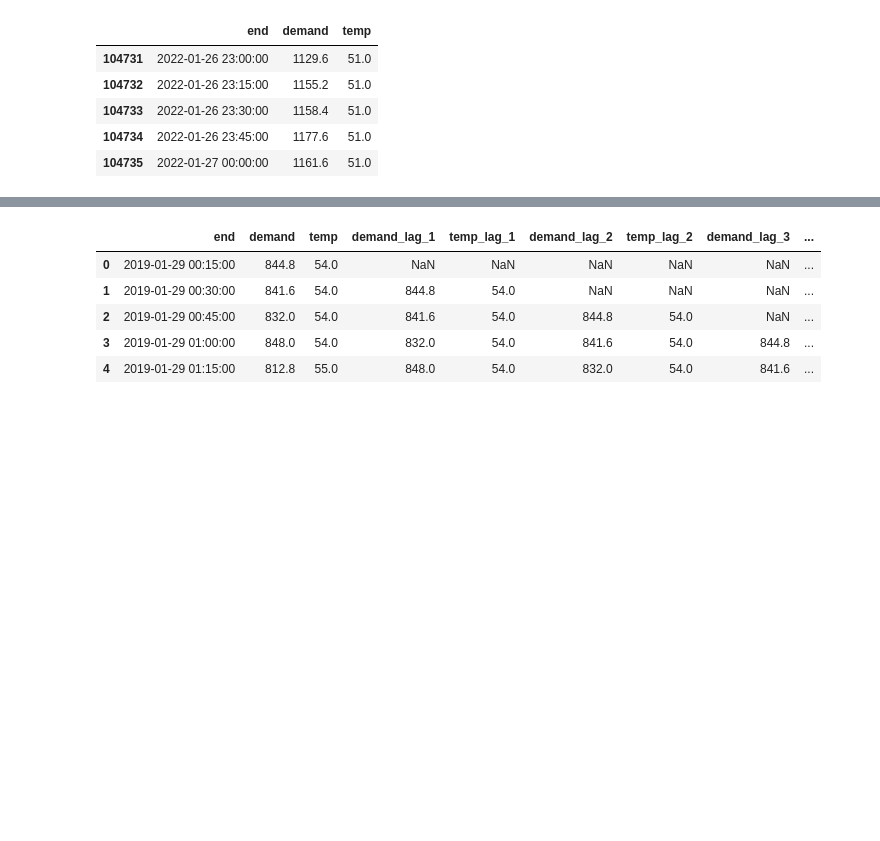
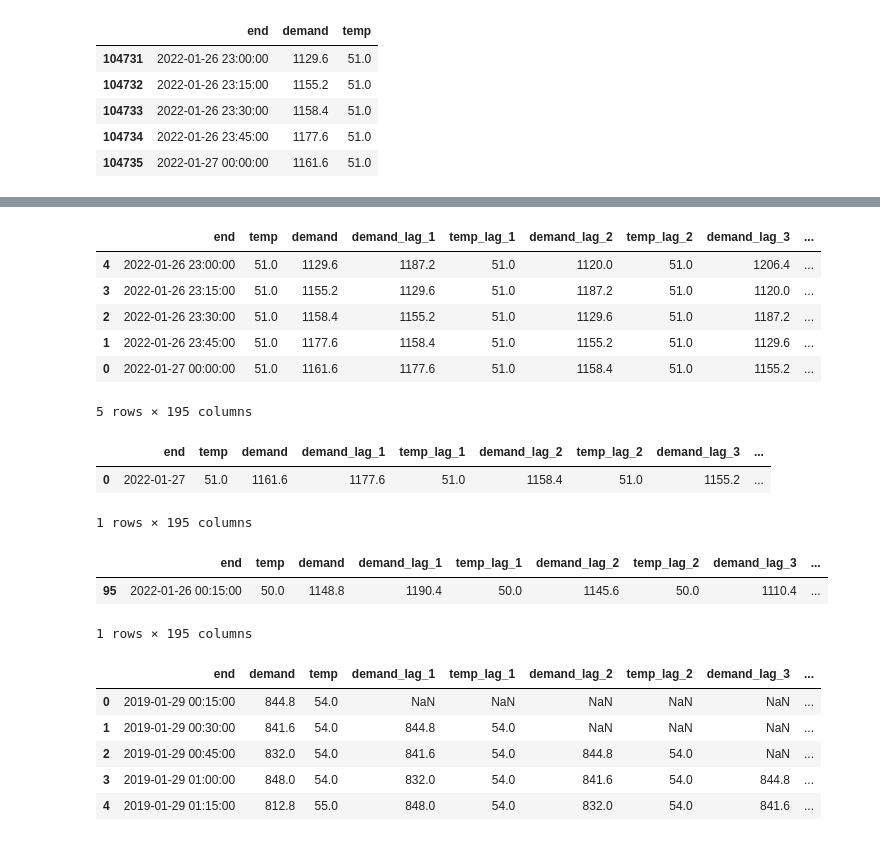
Before and after one commit to vsistla/w210-capstone-energyloadpredictor, a Jupyter notebook: model/PowerLoadPrediction-MG01-Linear-Model_v02.ipynb, the cells around one changed output, grey strips where cells are left out. Saved outputs shown, nothing was run; the diff lists cells and outputs as text; code cells hidden in the pictures; blank space fills up the shorter version.

```diff
--- a/model/PowerLoadPrediction-MG01-Linear-Model_v02.ipynb
+++ b/model/PowerLoadPrediction-MG01-Linear-Model_v02.ipynb
@@ -239,3 +240,6 @@ linear_data_mod.tail(5)
 | 104733 | 2022-01-26 23:30:00 | 1158.4 | 51.0 |
 | 104734 | 2022-01-26 23:45:00 | 1177.6 | 51.0 |
 | 104735 | 2022-01-27 00:00:00 | 1161.6 | 51.0 |
+# %%
+# SELECT id FROM table ORDER BY id ASC LIMIT 4,5
+last_96 = pd.read_sql('''SELECT end, temp, demand FROM microgrid_01_actual ORDER BY end DESC LIMIT 96''', con=credentials)
@@ -241,0 +264,20 @@ linear_data_mod.tail(5)
+# %%
+test = last_96.copy()
+# %%
+test = test.iloc[::-1]
+# %%
+test.tail()
+# %% [output]
+|  | end | temp | demand | demand_lag_1 | temp_lag_1 | demand_lag_2 | temp_lag_2 | demand_lag_3 | ... |
+| 4 | 2022-01-26 23:00:00 | 51.0 | 1129.6 | 1187.2 | 51.0 | 1120.0 | 51.0 | 1206.4 | ... |
+| 3 | 2022-01-26 23:15:00 | 51.0 | 1155.2 | 1129.6 | 51.0 | 1187.2 | 51.0 | 1120.0 | ... |
+| 2 | 2022-01-26 23:30:00 | 51.0 | 1158.4 | 1155.2 | 51.0 | 1129.6 | 51.0 | 1187.2 | ... |
+| 1 | 2022-01-26 23:45:00 | 51.0 | 1177.6 | 1158.4 | 51.0 | 1155.2 | 51.0 | 1129.6 | ... |
+| 0 | 2022-01-27 00:00:00 | 51.0 | 1161.6 | 1177.6 | 51.0 | 1158.4 | 51.0 | 1155.2 | ... |
+5 rows × 195 columns
+# %%
+test.tail(1)
+# %% [output]
+|  | end | temp | demand | demand_lag_1 | temp_lag_1 | demand_lag_2 | temp_lag_2 | demand_lag_3 | ... |
+| 0 | 2022-01-27 | 51.0 | 1161.6 | 1177.6 | 51.0 | 1158.4 | 51.0 | 1155.2 | ... |
+1 rows × 195 columns
@@ -243,6 +293,12 @@ linear_data_mod.tail(5)
 for i in range(1, 97):
     linear_data_mod["demand_lag_{}".format(i)] = linear_data_mod['demand'].shift(i)
     linear_data_mod["temp_lag_{}".format(i)] = linear_data_mod['temp'].shift(i)
+# %%
+last_96.tail(1)
+# %% [output]
+|  | end | temp | demand | demand_lag_1 | temp_lag_1 | demand_lag_2 | temp_lag_2 | demand_lag_3 | ... |
+| 95 | 2022-01-26 00:15:00 | 50.0 | 1148.8 | 1190.4 | 50.0 | 1145.6 | 50.0 | 1110.4 | ... |
+1 rows × 195 columns
 # %%
 linear_data_mod.head(5)
 # %% [output]
```
Also changed, not shown: parts of 6 cells of this notebook.
